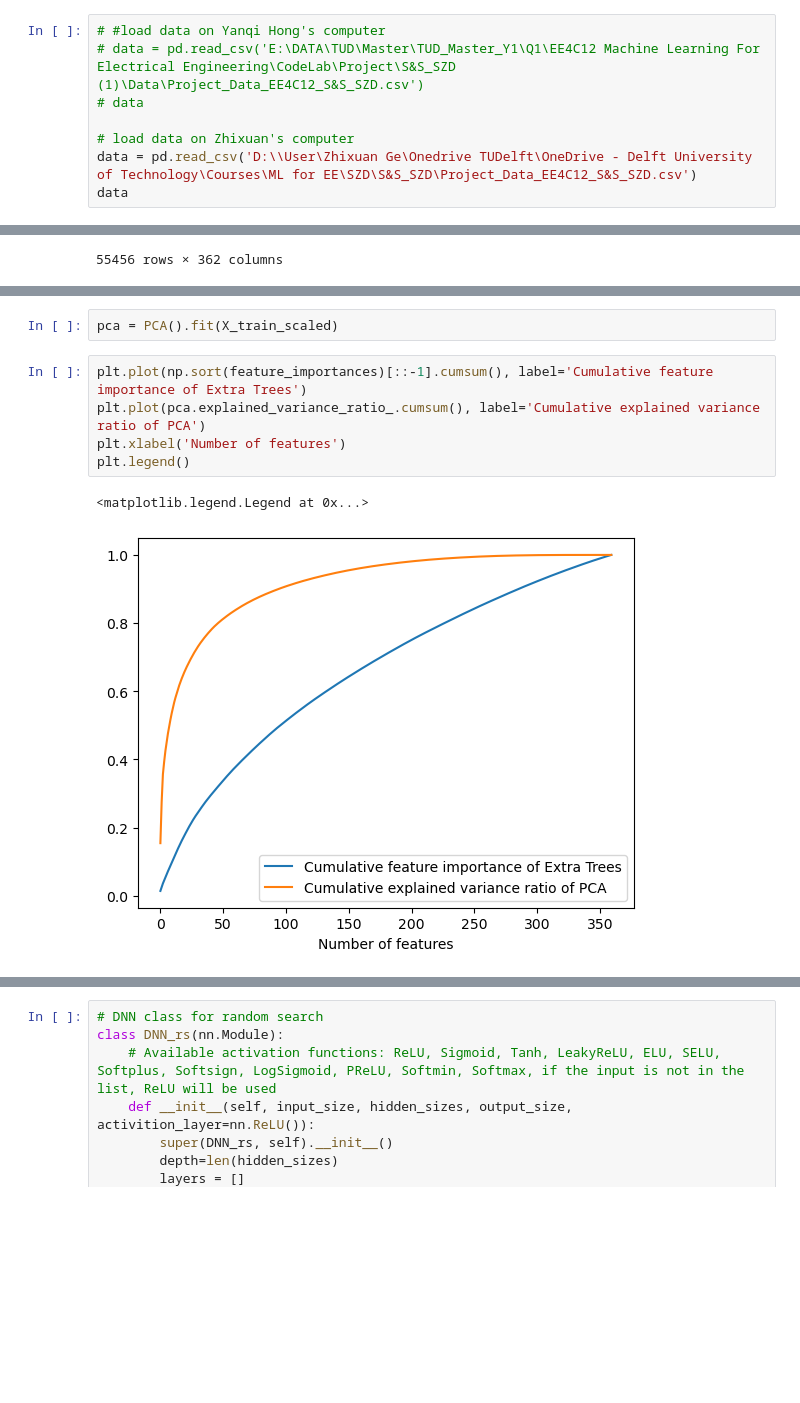
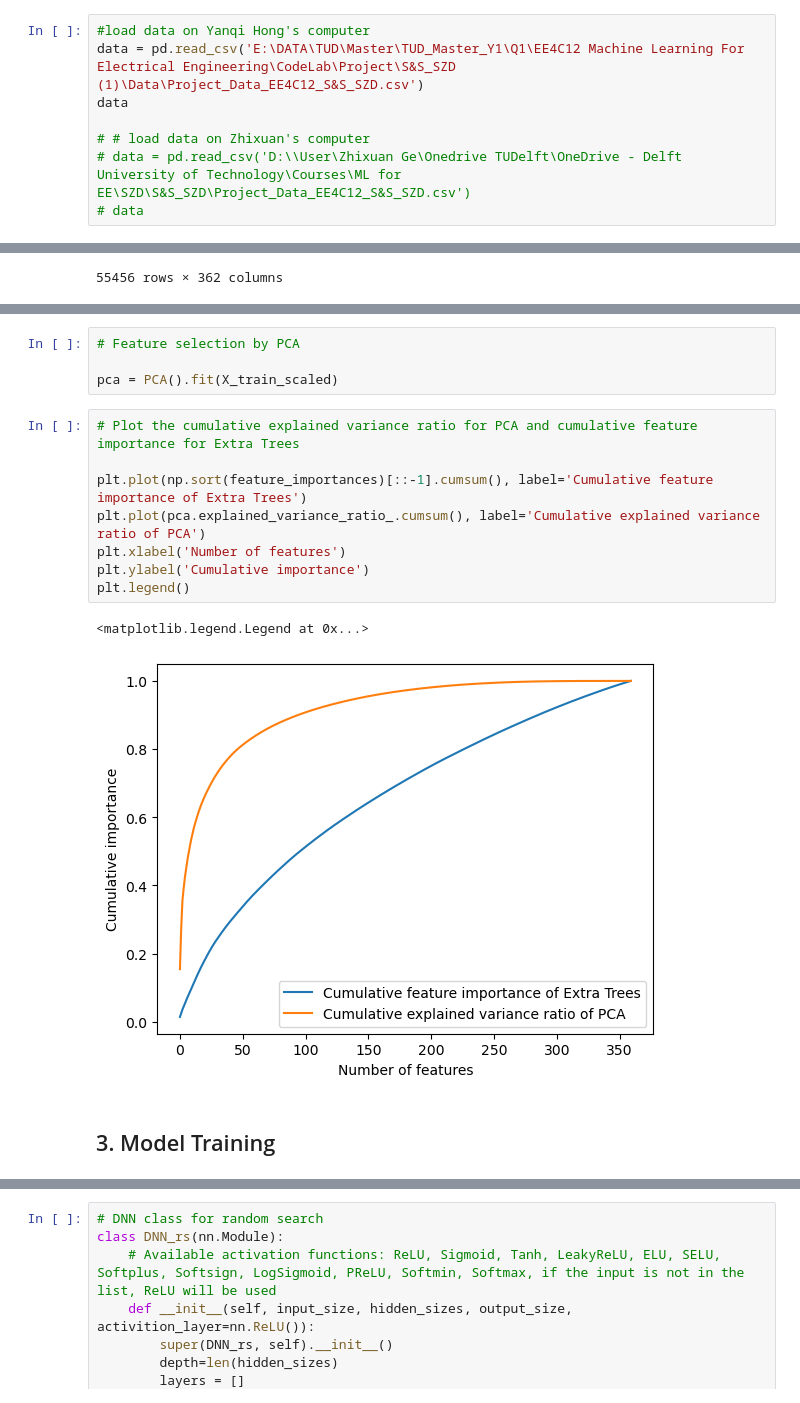
Before and after one commit to Hong-01/EE4C12-Epileptic-Seizure-Detection-using-EEG, a Jupyter notebook: DNN.ipynb, the cells around one changed output, grey strips where cells are left out. Saved outputs shown, nothing was run; the diff lists cells and outputs as text; blank space fills up the shorter version.

```diff
--- a/DNN.ipynb
+++ b/DNN.ipynb
@@ -25,13 +38,13 @@ from torch.utils.data import DataLoader
 random_state = 42
 device = "cuda"
 # %%
-# #load data on Yanqi Hong's computer
-# data = pd.read_csv('E:\DATA\TUD\Master\TUD_Master_Y1\Q1\EE4C12 Machine Learning For Electrical Engineering\CodeLab\Project\S&S_SZD (1)\Data\Project_Data_EE4C12_S&S_SZD.csv')
+#load data on Yanqi Hong's computer
+data = pd.read_csv('E:\DATA\TUD\Master\TUD_Master_Y1\Q1\EE4C12 Machine Learning For Electrical Engineering\CodeLab\Project\S&S_SZD (1)\Data\Project_Data_EE4C12_S&S_SZD.csv')
+data
+
+# # load data on Zhixuan's computer
+# data = pd.read_csv('D:\\User\Zhixuan Ge\Onedrive TUDelft\OneDrive - Delft University of Technology\Courses\ML for EE\SZD\S&S_SZD\Project_Data_EE4C12_S&S_SZD.csv')
 # data
-
-# load data on Zhixuan's computer
-data = pd.read_csv('D:\\User\Zhixuan Ge\Onedrive TUDelft\OneDrive - Delft University of Technology\Courses\ML for EE\SZD\S&S_SZD\Project_Data_EE4C12_S&S_SZD.csv')
-data
 # %% [output]
 |  | Patient | annotation | min|FP1-F7 | min|F7-T3 | min|T3-T5 | min|T5-O1 | min|FP2-F8 | min|F8-T4 | min|T4-T6 | ... |
 | 0 | 258 | 1 | 50 | 61 | 57 | 53 | 39 | 35 | 39 | ... |
@@ -80,10 +129,17 @@ The current number of training feature after feature selection is:  360
 # %%
+# Feature selection by PCA
+
 pca = PCA().fit(X_train_scaled)
 # %%
+# Plot the cumulative explained variance ratio for PCA and cumulative feature importance for Extra Trees
+
 plt.plot(np.sort(feature_importances)[::-1].cumsum(), label='Cumulative feature importance of Extra Trees')
 plt.plot(pca.explained_variance_ratio_.cumsum(), label='Cumulative explained variance ratio of PCA')
 plt.xlabel('Number of features')
+plt.ylabel('Cumulative importance')
 plt.legend()
 # %% [output]
 <matplotlib.legend.Legend at 0x...>
-[figure, old version]
+[figure, new version]
+# %% [markdown]
+## 3. Model Training
```
Also changed, not shown: parts of 16 cells of this notebook.
